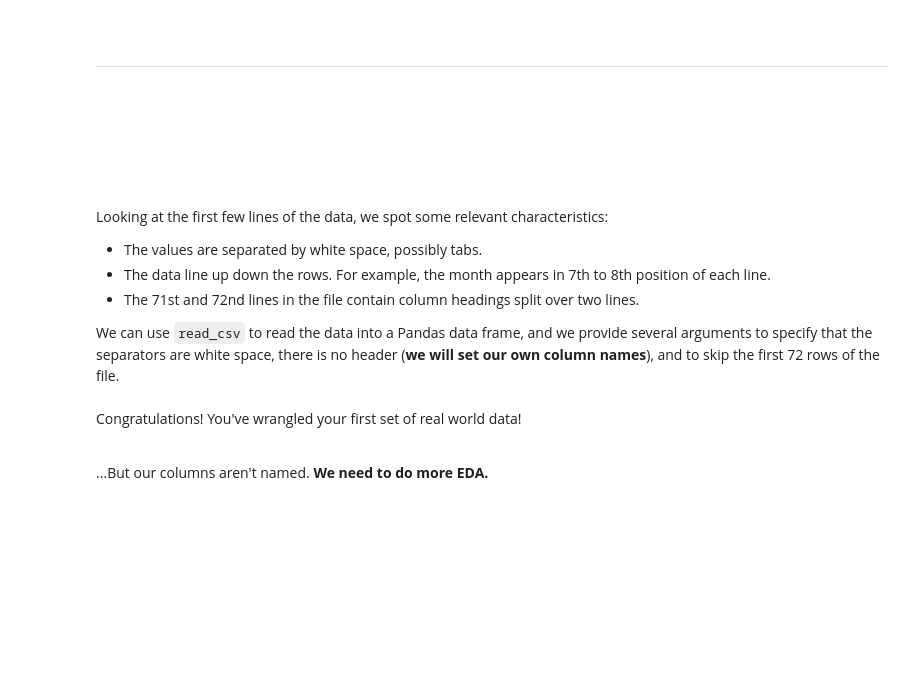
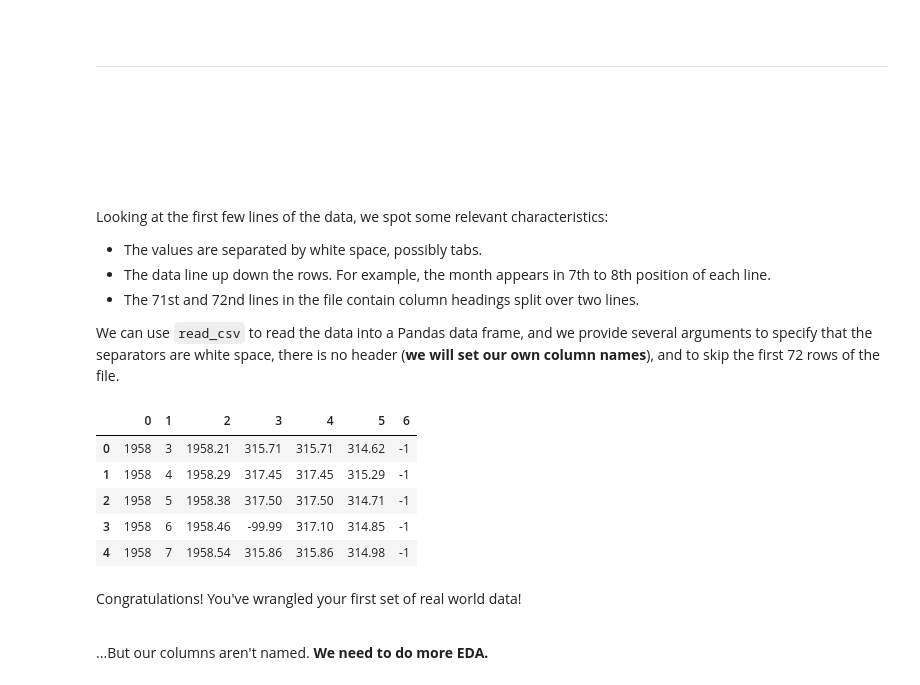
Before and after one commit to DS-100/sp22, a Jupyter notebook: lec/lec05/lec05.ipynb, the cells around one changed output. Drawn from its saved outputs; the diff is of its cells as text; code cells hidden in the pictures; blank space fills up the shorter version.

```diff
--- a/lec/lec05/lec05.ipynb
+++ b/lec/lec05/lec05.ipynb
@@ -296,10 +402,19 @@ Looking at the first few lines of the data, we spot some relevant characteristic
 We can use `read_csv` to read the data into a Pandas data frame, and we provide several arguments to specify that the separators are white space, there is no header (**we will set our own column names**), and to skip the first 72 rows of the file.
 # %%
 co2 = pd.read_csv(
-    co2_file, header = None, skiprows = 72,
+    co2_file,
+    header = None,
+    skiprows = 72,
     sep = '\s+', # regex for continuous whitespace (next lecture)
 )
 co2.head()
+# %% [output]
+|  | 0 | 1 | 2 | 3 | 4 | 5 | 6 |
+| 0 | 1958 | 3 | 1958.21 | 315.71 | 315.71 | 314.62 | -1 |
+| 1 | 1958 | 4 | 1958.29 | 317.45 | 317.45 | 315.29 | -1 |
+| 2 | 1958 | 5 | 1958.38 | 317.50 | 317.50 | 314.71 | -1 |
+| 3 | 1958 | 6 | 1958.46 | -99.99 | 317.10 | 314.85 | -1 |
+| 4 | 1958 | 7 | 1958.54 | 315.86 | 315.86 | 314.98 | -1 |
 # %% [markdown]
 Congratulations! You've wrangled your first set of real world data!
 
```
Also changed, not shown: parts of 33 cells of this notebook.
